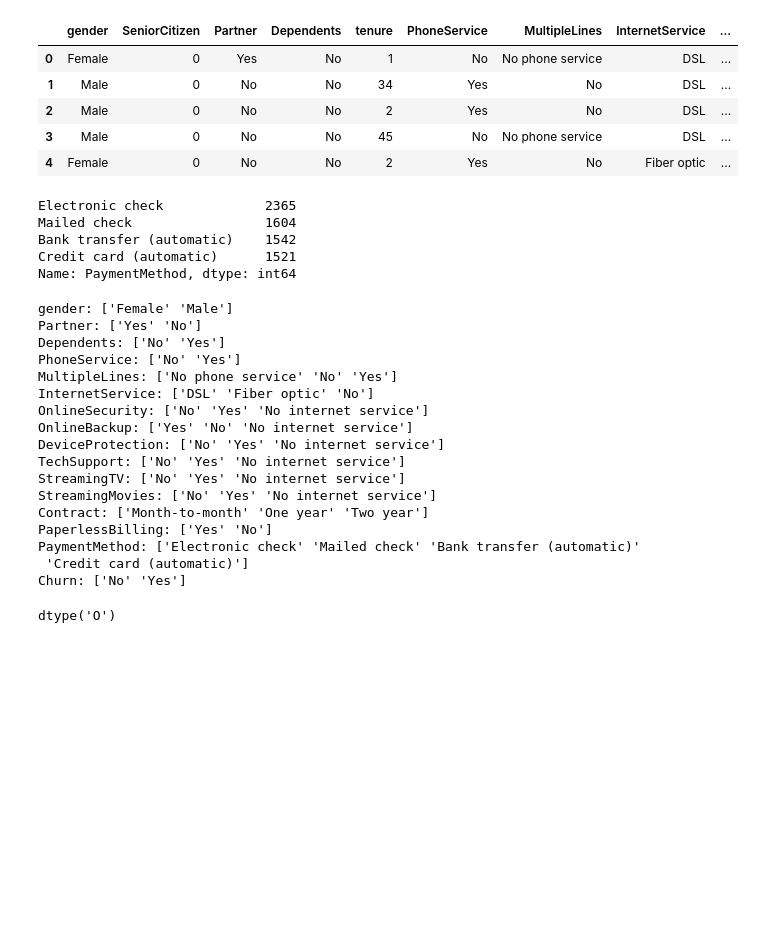
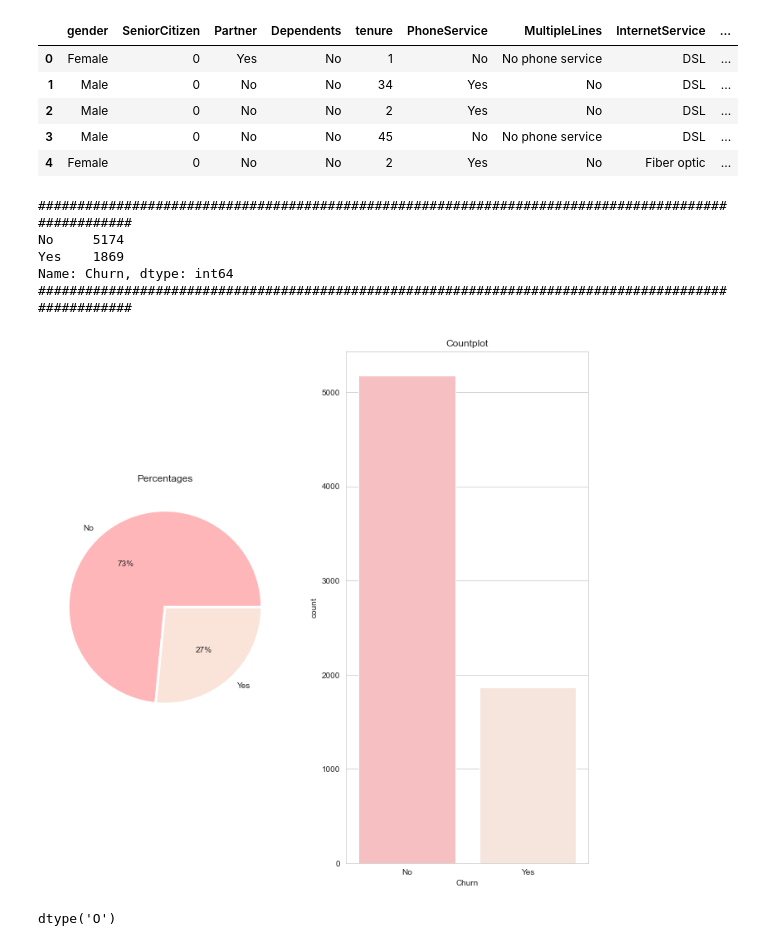
Before and after one commit to furkaneneseren/Telco-Churn-Prediction, a Jupyter notebook: churn-prediction.ipynb, the cells around one changed output. Drawn from its saved outputs; the diff is of its cells as text; code cells hidden in the pictures; blank space fills up the shorter version.

```diff
--- a/churn-prediction.ipynb
+++ b/churn-prediction.ipynb
@@ -33,3 +33,6 @@ import gc
 import xgboost as xgb
 
 SEED = 42
+
+cat_feat_colors = ["#d7e1ee", "#cbd6e4", "#bfcbdb", "#b3bfd1", "#a4a2a8", "#df8879", "#c86558", "#b04238", "#991f17"]
+colors = ['#FFB6B9', '#FAE3D9', '#BBDED6', '#61C0BF', "#CCA8E9", "#F67280"]
@@ -36,3 +89,31 @@ SEED = 42
+# %%
+def cat_plots(dataframe, cat_col):
+    print("".center(100, "#"))
+    print(dataframe[cat_col].value_counts())
+    print("".center(100, "#"))
+
+    plt.figure(figsize=(15, 10))
+    sns.set_style("whitegrid")
+    #plt.suptitle(cat_col.capitalize(), size=16)
+    plt.subplot(1, 3, 1)
+    plt.title("Percentages")
+    plt.pie(dataframe[cat_col].value_counts().values.tolist(),
+            labels=dataframe[cat_col].value_counts().keys().tolist(),
+            labeldistance=1.1,
+            wedgeprops={'linewidth': 3, 'edgecolor': 'white'},
+            colors=colors,
+            autopct='%1.0f%%')
+
+    if type(cat_col) == str:
+        plt.subplot(1, 3, 2)
+        plt.title("Countplot")
+        sns.countplot(data=dataframe, x=cat_col, palette=colors)
+        plt.tight_layout(pad=3)
+    else:
+        plt.subplot(1, 3, 2)
+        plt.title("Countplot")
+        sns.countplot(data=dataframe, x=cat_col[0], hue=cat_col[1], palette=colors)
+        plt.tight_layout(pad=3)
 # %%
 data = pd.read_csv("WA_Fn-UseC_-Telco-Customer-Churn.csv")
 data.head()
@@ -136,36 +220,15 @@ df.head()
 | 2 | Male | 0 | No | No | 2 | Yes | No | DSL | ... |
 | 3 | Male | 0 | No | No | 45 | No | No phone service | DSL | ... |
 | 4 | Female | 0 | No | No | 2 | Yes | No | Fiber optic | ... |
-# %%
-df.PaymentMethod.value_counts()
-# %% [output]
-Electronic check             2365
-Mailed check                 1604
-Bank transfer (automatic)    1542
-Credit card (automatic)      1521
-Name: PaymentMethod, dtype: int64
-# %%
-for column in df:
-    if df[column].dtypes=='object':
-        print(f'{column}: {df[column].unique()}')
-# %% [output]
-gender: ['Female' 'Male']
-Partner: ['Yes' 'No']
-Dependents: ['No' 'Yes']
-PhoneService: ['No' 'Yes']
-MultipleLines: ['No phone service' 'No' 'Yes']
-InternetService: ['DSL' 'Fiber optic' 'No']
-OnlineSecurity: ['No' 'Yes' 'No internet service']
-OnlineBackup: ['Yes' 'No' 'No internet service']
-DeviceProtection: ['No' 'Yes' 'No internet service']
-TechSupport: ['No' 'Yes' 'No internet service']
-StreamingTV: ['No' 'Yes' 'No internet service']
-StreamingMovies: ['No' 'Yes' 'No internet service']
-Contract: ['Month-to-month' 'One year' 'Two year']
-PaperlessBilling: ['Yes' 'No']
-PaymentMethod: ['Electronic check' 'Mailed check' 'Bank transfer (automatic)'
- 'Credit card (automatic)']
-Churn: ['No' 'Yes']
+# %%
+cat_plots(data, "Churn")
+# %% [output]
+####################################################################################################
+No     5174
+Yes    1869
+Name: Churn, dtype: int64
+####################################################################################################
+[figure, added]
 # %%
 df.replace('No internet service', 'No', inplace=True)
 df.replace('No phone service', 'No', inplace=True)
```
Also changed, not shown: parts of 14 cells of this notebook.
